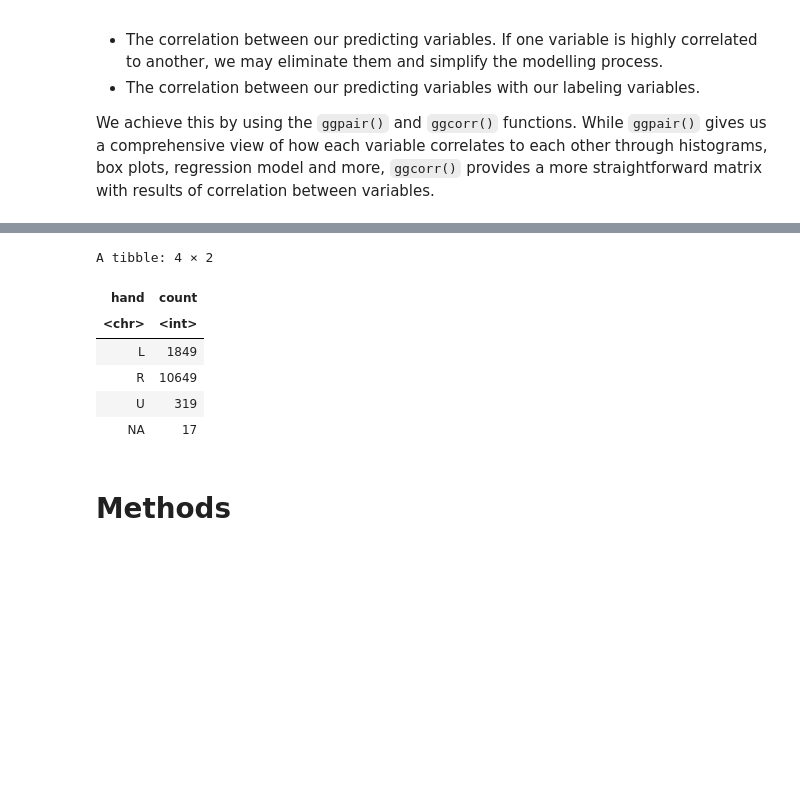
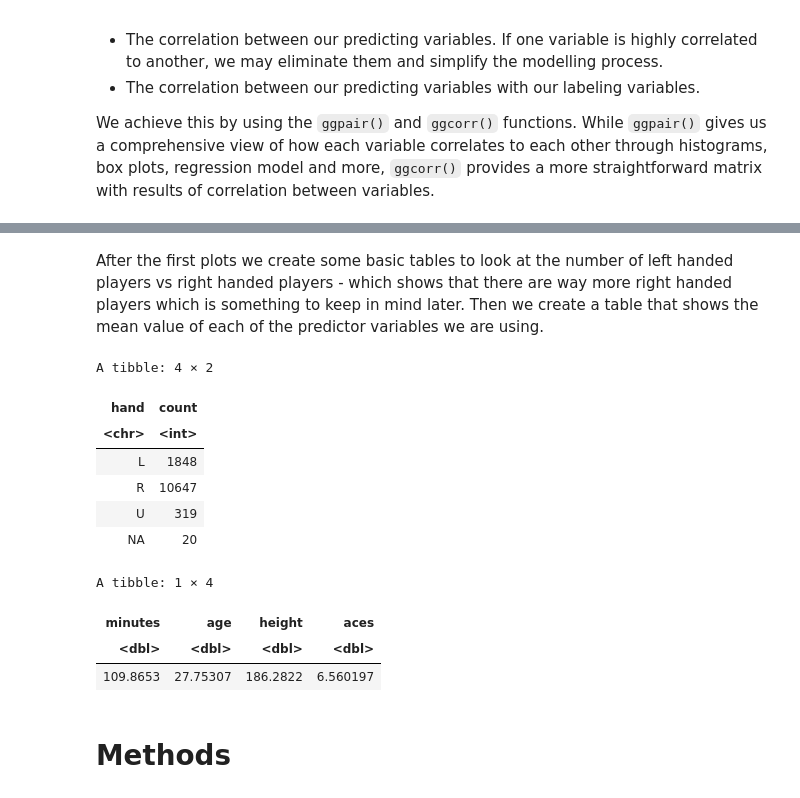
Before and after one commit to NicTavares/dsci100project, a Jupyter notebook: Proposal.ipynb, the cells around one changed output, grey strips where cells are left out. Saved outputs shown, nothing was run; the diff lists cells and outputs as text; code cells hidden in the pictures; blank space fills up the shorter version.

Commit message:
added mean table

```diff
--- a/Proposal.ipynb
+++ b/Proposal.ipynb
@@ -134,15 +134,27 @@ Warning message:
+# %% [markdown]
+After the first plots we create some basic tables to look at the number of left handed players vs right handed players - which shows that there are way more right handed players which is something to keep in mind later. Then we create a table that shows the mean value of each of the predictor variables we are using.
 # %%
 training_table = group_by(training_set, hand) %>%
     summarize(count = n())
 training_table
+
+
+quantitative_summary_table <- training_set %>%
+                             select(minutes, age, height, aces) %>%
+                             map_df (~mean(., na.rm = TRUE))
+quantitative_summary_table
 # %% [output]
 A tibble: 4 × 2
 | hand | count |
 | <chr> | <int> |
-| L | 1849 |
-| R | 10649 |
+| L | 1848 |
+| R | 10647 |
 | U | 319 |
-| NA | 17 |
+| NA | 20 |
+A tibble: 1 × 4
+| minutes | age | height | aces |
+| <dbl> | <dbl> | <dbl> | <dbl> |
+| 109.8653 | 27.75307 | 186.2822 | 6.560197 |
 # %% [markdown]
 # Methods
 # %% [markdown]
```
Also changed, not shown: parts of 2 cells of this notebook.
